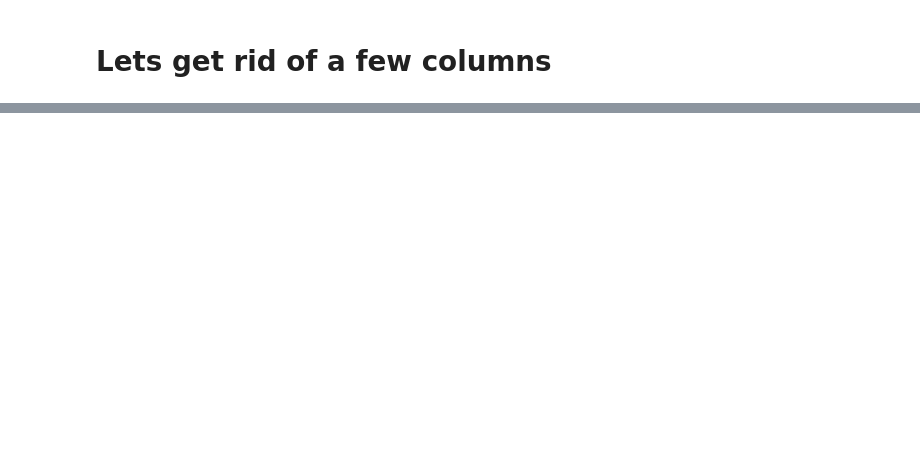
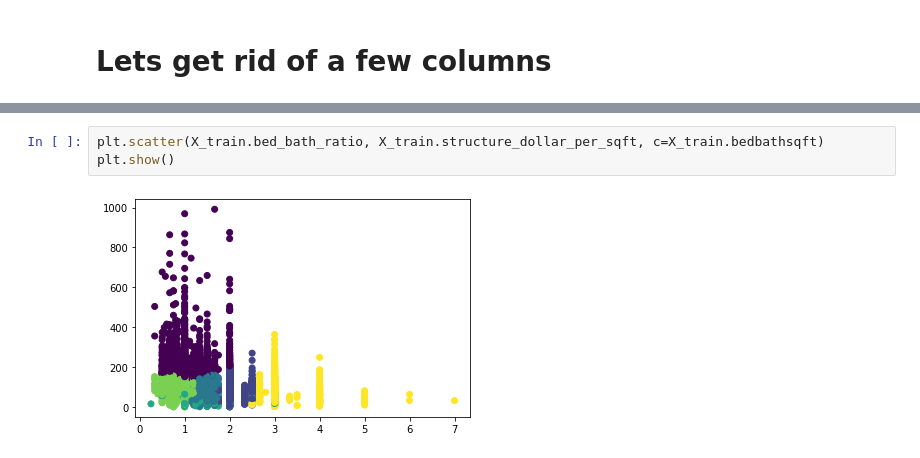
Before and after one commit to AI-Gomez/zillow_clustering_project, a Jupyter notebook: scratch_pad.ipynb, the cells around one changed output, grey strips where cells are left out. Drawn from its saved outputs; the diff is of its cells as text; blank space fills up the shorter version.

```diff
--- a/scratch_pad.ipynb
+++ b/scratch_pad.ipynb
@@ -112,0 +347,5 @@ array(['Single Family Residential', 'Condominium',
+# %%
+plt.scatter(X_train.bed_bath_ratio, X_train.structure_dollar_per_sqft, c=X_train.bedbathsqft)
+plt.show()
+# %% [output]
+[figure, added]
```
Also changed, not shown: parts of 42 cells of this notebook.
